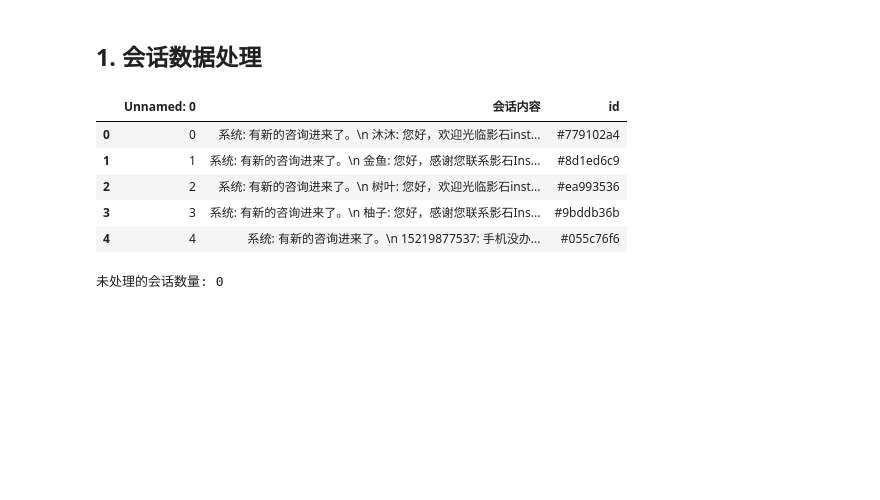
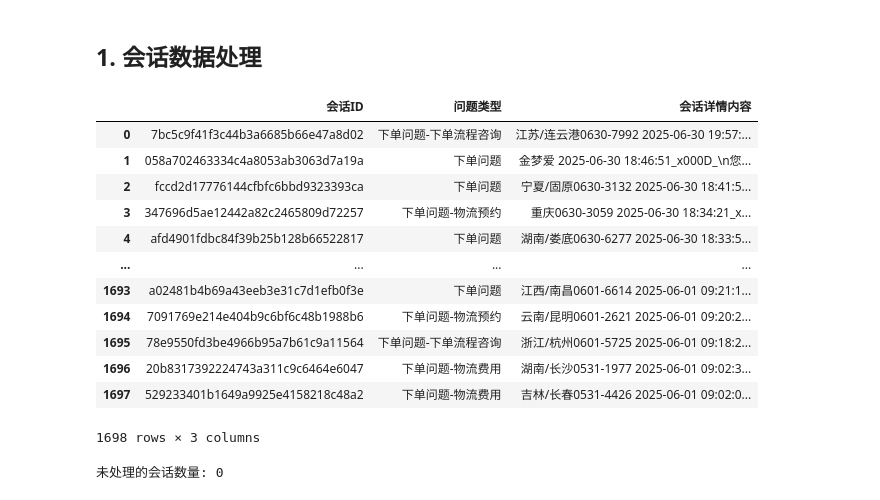
Before and after one commit to zgxjy/ConvoInsight, a Jupyter notebook: demo_data_pro/data_pro.ipynb, the cells around one changed output. Saved outputs shown, nothing was run; the diff lists cells and outputs as text; code cells hidden in the pictures; blank space fills up the shorter version.

```diff
--- a/demo_data_pro/data_pro.ipynb
+++ b/demo_data_pro/data_pro.ipynb
@@ -547,12 +563,20 @@ all_data = pd.read_excel("./data_pro.xlsx")
-# %%
-all_data.head()
-# %% [output]
-|  | Unnamed: 0 | 会话内容 | id |
-| 0 | 0 | 系统: 有新的咨询进来了。\n 沐沐: 您好，欢迎光临影石inst... | #779102a4 |
-| 1 | 1 | 系统: 有新的咨询进来了。\n 金鱼: 您好，感谢您联系影石Ins... | #8d1ed6c9 |
-| 2 | 2 | 系统: 有新的咨询进来了。\n 树叶: 您好，欢迎光临影石inst... | #ea993536 |
-| 3 | 3 | 系统: 有新的咨询进来了。\n 柚子: 您好，感谢您联系影石Ins... | #9bddb36b |
-| 4 | 4 | 系统: 有新的咨询进来了。\n 15219877537: 手机没办... | #055c76f6 |
+# %%
+# all_data.head()
+data
+# %% [output]
+|  | 会话ID | 问题类型 | 会话详情内容 |
+| 0 | 7bc5c9f41f3c44b3a6685b66e47a8d02 | 下单问题-下单流程咨询 | 江苏/连云港0630-7992 2025-06-30 19:57:... |
+| 1 | 058a702463334c4a8053ab3063d7a19a | 下单问题 | 金梦爱 2025-06-30 18:46:51_x000D_\n您... |
+| 2 | fccd2d17776144cfbfc6bbd9323393ca | 下单问题 | 宁夏/固原0630-3132 2025-06-30 18:41:5... |
+| 3 | 347696d5ae12442a82c2465809d72257 | 下单问题-物流预约 | 重庆0630-3059 2025-06-30 18:34:21_x... |
+| 4 | afd4901fdbc84f39b25b128b66522817 | 下单问题 | 湖南/娄底0630-6277 2025-06-30 18:33:5... |
+| ... | ... | ... | ... |
+| 1693 | a02481b4b69a43eeb3e31c7d1efb0f3e | 下单问题 | 江西/南昌0601-6614 2025-06-01 09:21:1... |
+| 1694 | 7091769e214e404b9c6bf6c48b1988b6 | 下单问题-物流预约 | 云南/昆明0601-2621 2025-06-01 09:20:2... |
+| 1695 | 78e9550fd3be4966b95a7b61c9a11564 | 下单问题-下单流程咨询 | 浙江/杭州0601-5725 2025-06-01 09:18:2... |
+| 1696 | 20b8317392224743a311c9c6464e6047 | 下单问题-物流费用 | 湖南/长沙0531-1977 2025-06-01 09:02:3... |
+| 1697 | 529233401b1649a9925e4158218c48a2 | 下单问题-物流费用 | 吉林/长春0531-4426 2025-06-01 09:02:0... |
+1698 rows × 3 columns
 # %%
 try:
     # 读取 Excel 数据
```
Also changed, not shown: parts of 19 cells of this notebook, 28 other files.
